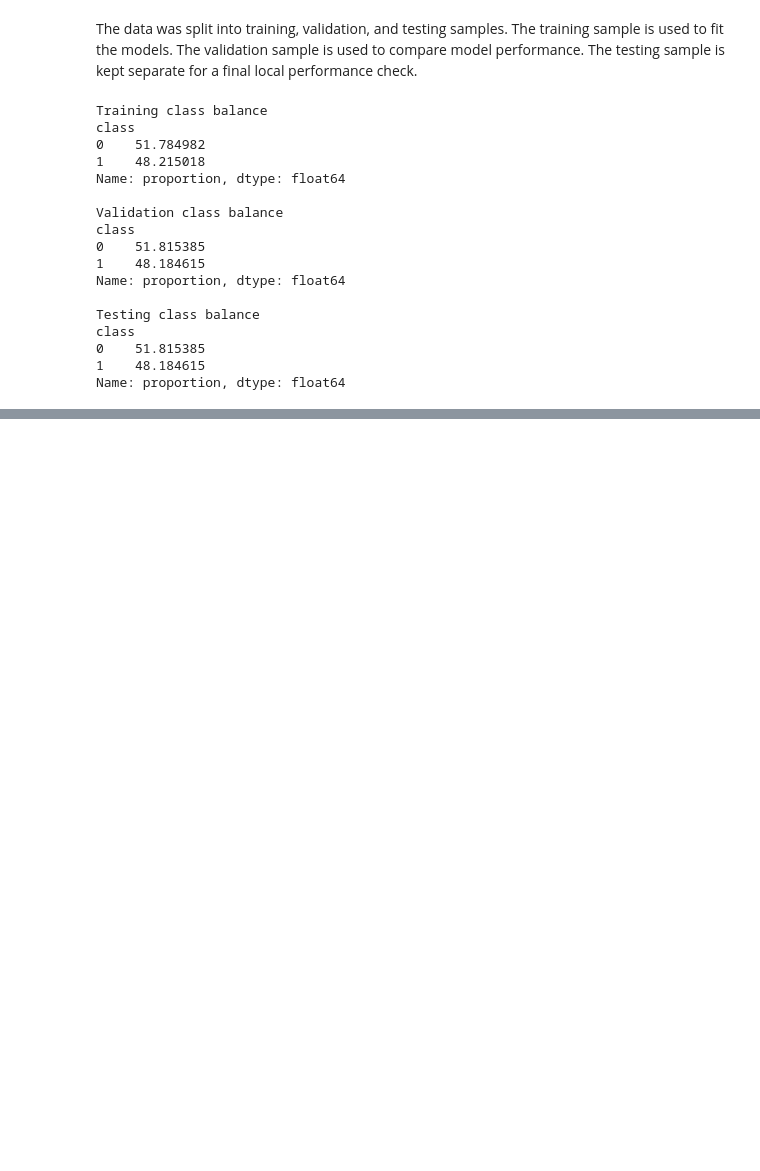
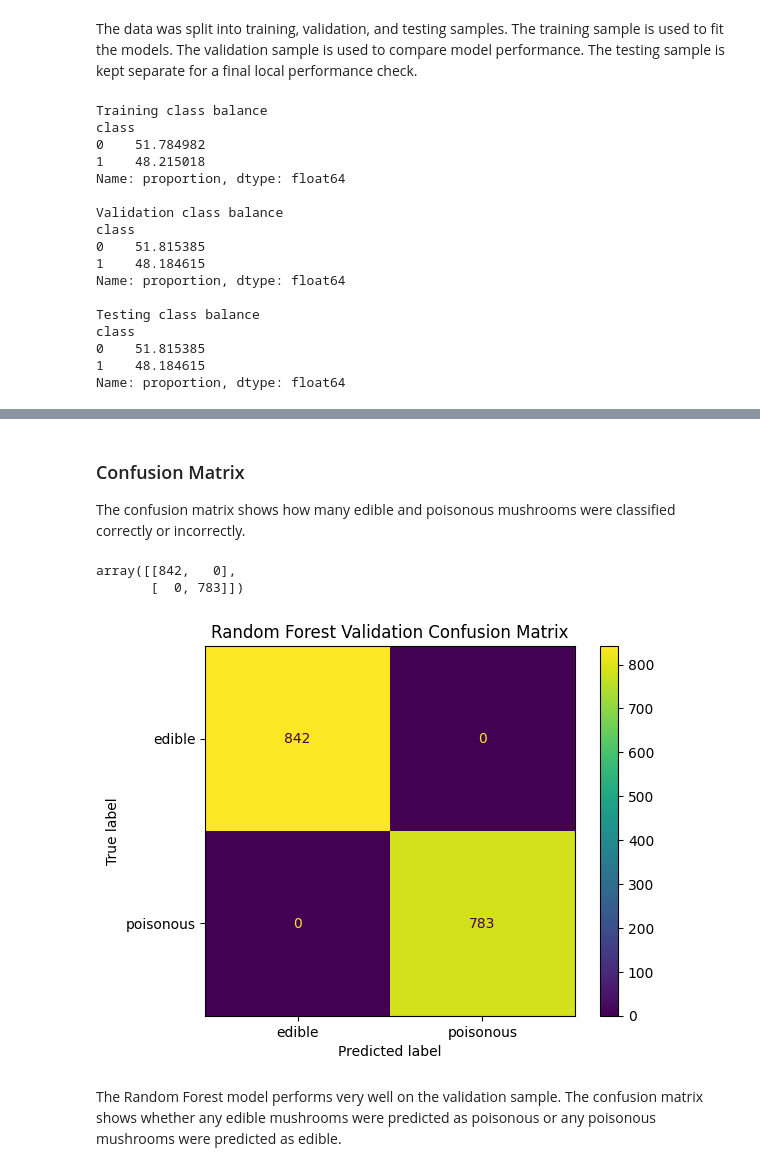
Before and after one commit to samip-bajgai/data3402.finalproject, a Jupyter notebook: notebooks/mushroom_classification_project.ipynb, the cells around one changed output, grey strips where cells are left out. Drawn from its saved outputs; the diff is of its cells as text; code cells hidden in the pictures; blank space fills up the shorter version.

```diff
--- a/notebooks/mushroom_classification_project.ipynb
+++ b/notebooks/mushroom_classification_project.ipynb
@@ -476,0 +750,30 @@ Name: proportion, dtype: float64
+# %% [markdown]
+### Confusion Matrix
+
+The confusion matrix shows how many edible and poisonous mushrooms were classified correctly or incorrectly.
+# %%
+# Creating the confusion matrix for the Random Forest model
+forest_confusion = confusion_matrix(y_val, forest_val_predictions)
+
+# Displaying the confusion matrix
+forest_confusion
+# %% [output]
+array([[842,   0],
+       [  0, 783]])
+# %%
+# Plotting the Random Forest confusion matrix
+ConfusionMatrixDisplay.from_predictions(
+    y_val,
+    forest_val_predictions,
+    display_labels=["edible", "poisonous"]
+)
+
+# Adding plot title
+plt.title("Random Forest Validation Confusion Matrix")
+
+# Displaying the plot
+plt.show()
+# %% [output]
+[figure, added]
+# %% [markdown]
+The Random Forest model performs very well on the validation sample. The confusion matrix shows whether any edible mushrooms were predicted as poisonous or any poisonous mushrooms were predicted as edible.
```
Also changed, not shown: parts of 24 cells of this notebook.
